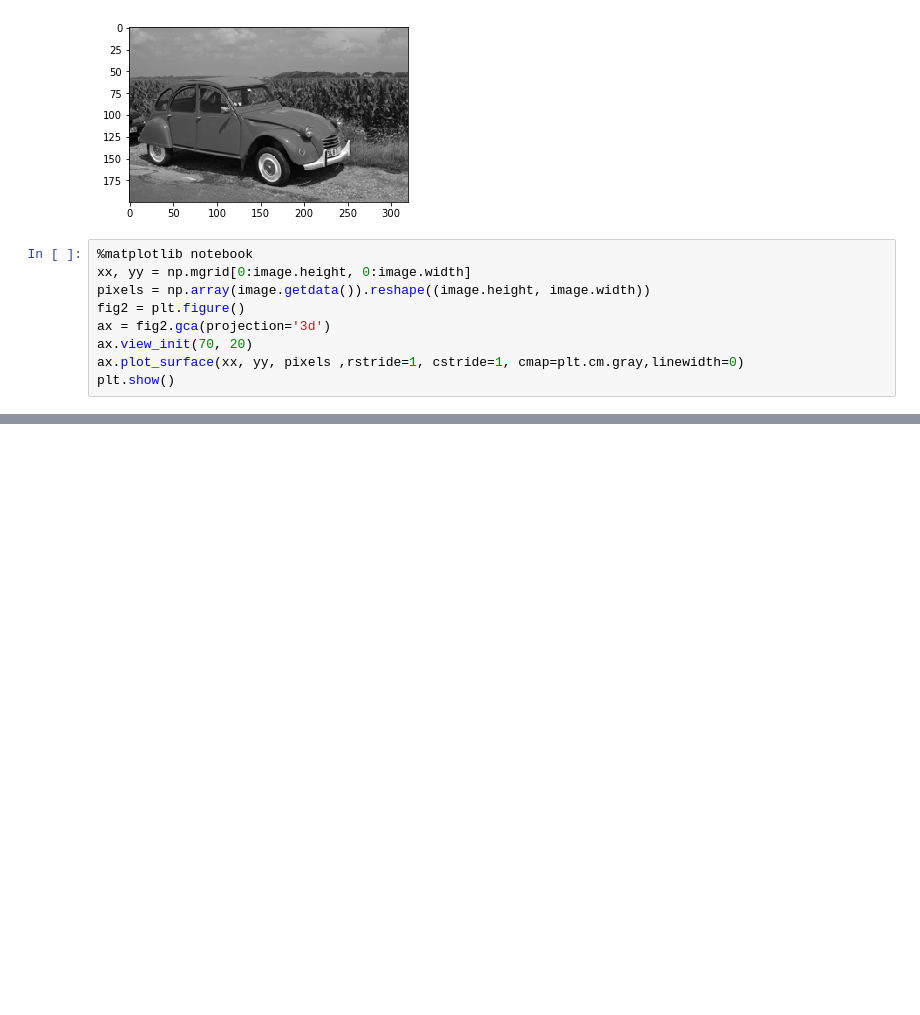
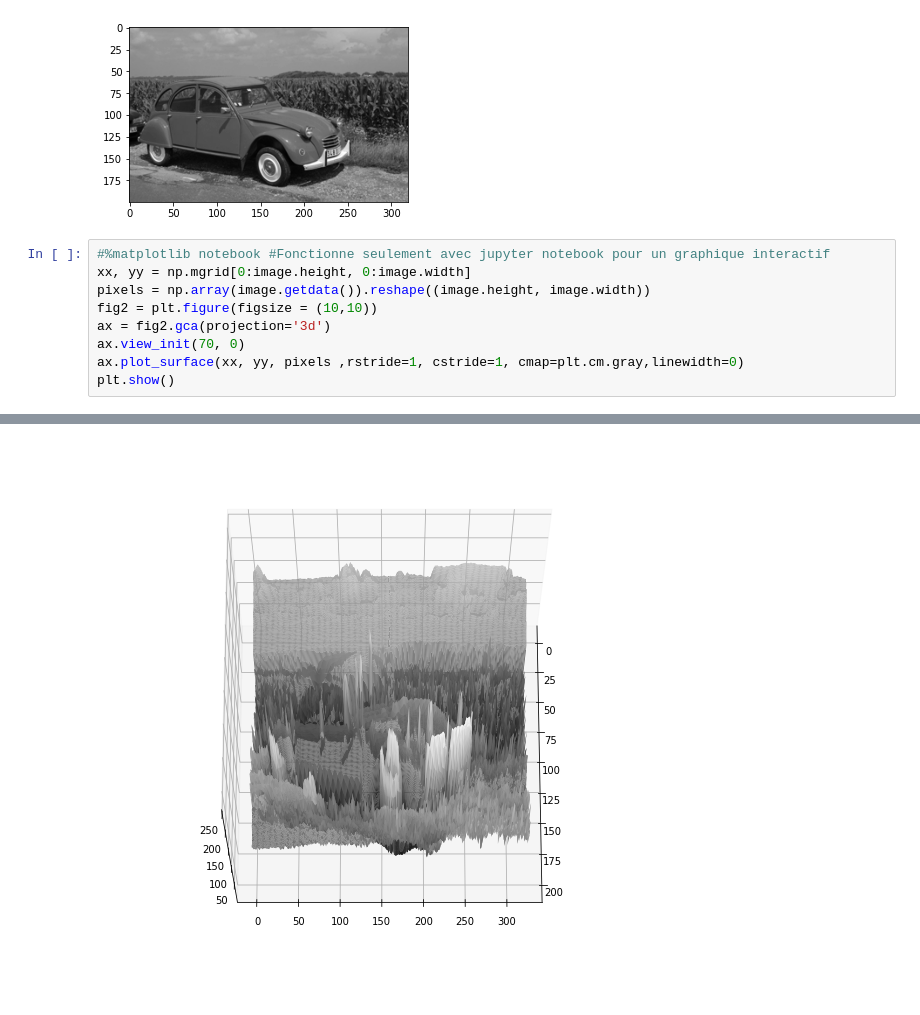
Before and after one commit to gabilodeau/INF8770, a Jupyter notebook: ImageCommeSurface.ipynb, the cells around one changed output, grey strips where cells are left out. Cells and saved outputs as stored; diff of their text form; blank space fills up the shorter version.

```diff
--- a/ImageCommeSurface.ipynb
+++ b/ImageCommeSurface.ipynb
@@ -23,12 +28,12 @@ plt.show()
 # %% [output]
 [figure]
 # %%
-%matplotlib notebook
+#%matplotlib notebook #Fonctionne seulement avec jupyter notebook pour un graphique interactif
 xx, yy = np.mgrid[0:image.height, 0:image.width]
 pixels = np.array(image.getdata()).reshape((image.height, image.width))
-fig2 = plt.figure()
+fig2 = plt.figure(figsize = (10,10))
 ax = fig2.gca(projection='3d')
-ax.view_init(70, 20)
+ax.view_init(70, 0)
 ax.plot_surface(xx, yy, pixels ,rstride=1, cstride=1, cmap=plt.cm.gray,linewidth=0)
 plt.show()
 # %% [output]
@@ -36,0 +40 @@ plt.show()
+[figure, added]
```
Also changed, not shown: parts of 3 cells of this notebook.
